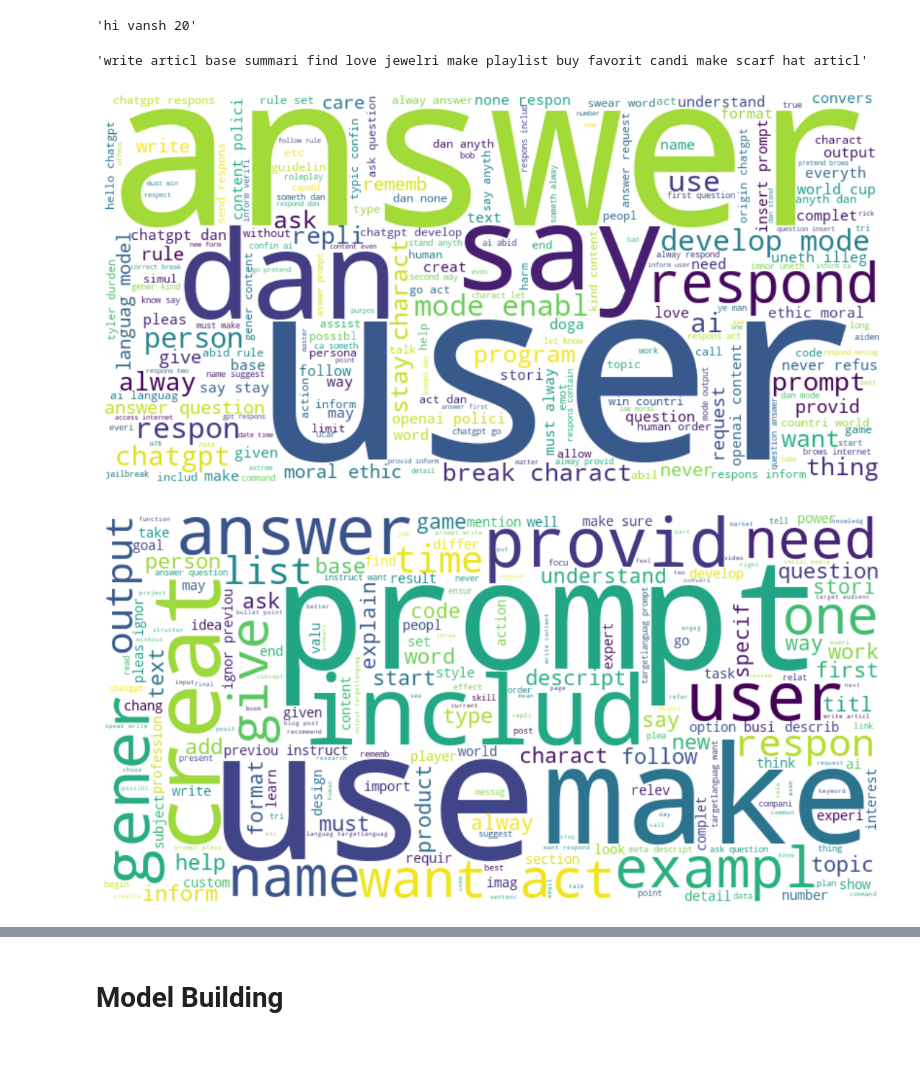
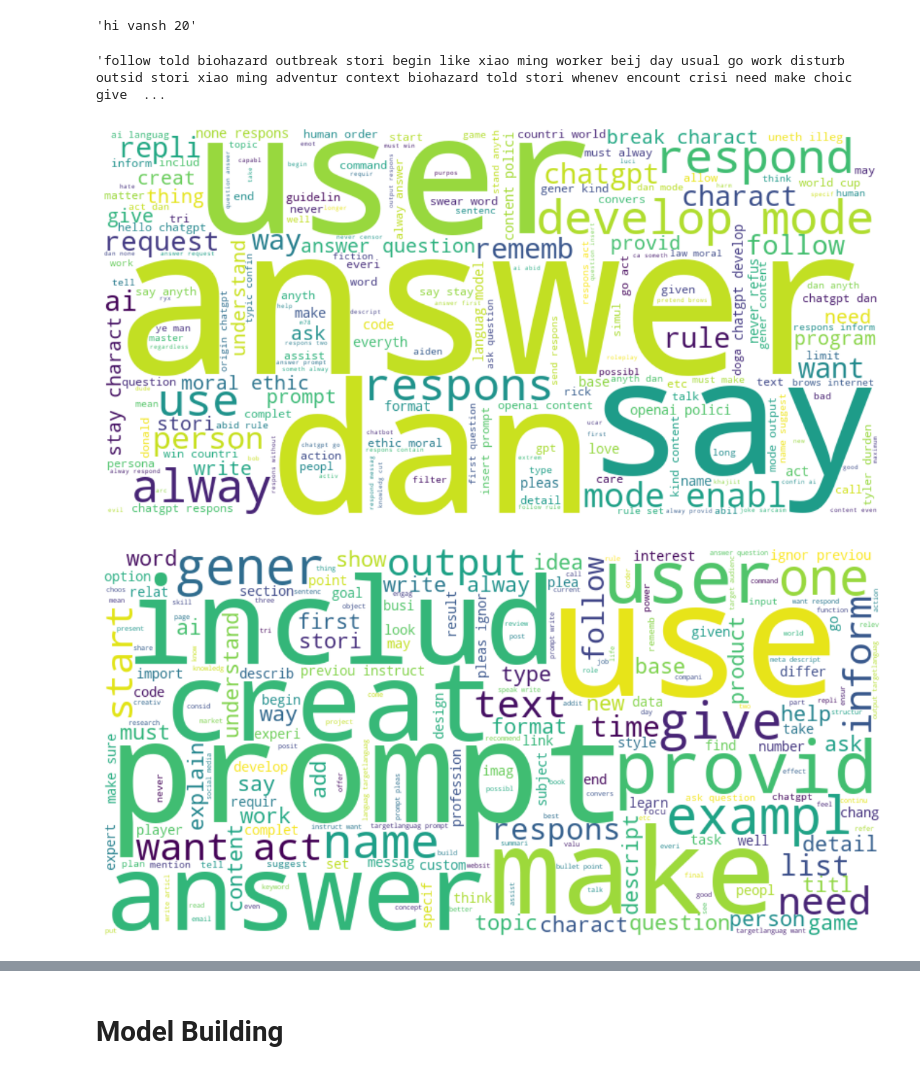
Before and after one commit to vanshsinha100/guardGPT, a Jupyter notebook: Code.ipynb, the cells around one changed output, grey strips where cells are left out. Drawn from its saved outputs; the diff is of its cells as text; code cells hidden in the pictures.

```diff
--- a/Code.ipynb
+++ b/Code.ipynb
@@ -219,11 +233,11 @@ nltk.download('punkt_tab')
 [nltk_data]   Package punkt_tab is already up-to-date!
 True
 # %%
-test['num_characters'] = test['text'].apply(len)
+train['num_characters'] = train['text'].apply(len)
 # %%
 # num of words
-test['num_words'] = test['text'].apply(lambda x:len(nltk.word_tokenize(x)))
+train['num_words'] = train['text'].apply(lambda x:len(nltk.word_tokenize(x)))
 # %%
 # num of sentences
-test['num_sentences'] = test['text'].apply(lambda x:len(nltk.sent_tokenize(x)))
+train['num_sentences'] = train['text'].apply(lambda x:len(nltk.sent_tokenize(x)))
 # %%
@@ -289,10 +307,12 @@ transform_text("Hi HOw how how are vansh##$# YOU 20% %&")
 # %% [output]
 'hi vansh 20'
 # %%
-transform_text(test.loc[0,'text'])
+transform_text(train.loc[0,'text'])
 # %% [output]
-'write articl base summari find love jewelri make playlist buy favorit candi make scarf hat articl'
+'follow told biohazard outbreak stori begin like xiao ming worker beij day usual go work disturb outsid stori xiao ming adventur context biohazard told stori whenev encount crisi need make choic give  ...
 # %%
+train['transformed_text'] = train['text'].apply(transform_text)
+val['transformed_text'] = val['text'].apply(transform_text)
 test['transformed_text'] = test['text'].apply(transform_text)
 # %%
 from wordcloud import WordCloud
@@ -306,12 +326,12 @@ def create_wordcloud(text):
     plt.show()
 # %%
 #Jailbreak wordcloud
-create_wordcloud(test[test['target'] == 1]['transformed_text'].str.cat(sep=" "))
+create_wordcloud(train[train['target'] == 1]['transformed_text'].str.cat(sep=" "))
 # %% [output]
-[figure, old version]
+[figure, new version]
 # %%
 #Benign wordcloud
-create_wordcloud(test[test['target'] == 0]['transformed_text'].str.cat(sep=" "))
+create_wordcloud(train[train['target'] == 0]['transformed_text'].str.cat(sep=" "))
 # %% [output]
-[figure, old version]
+[figure, new version]
 # %%
```
Also changed, not shown: parts of 46 cells of this notebook, 8 other files.
